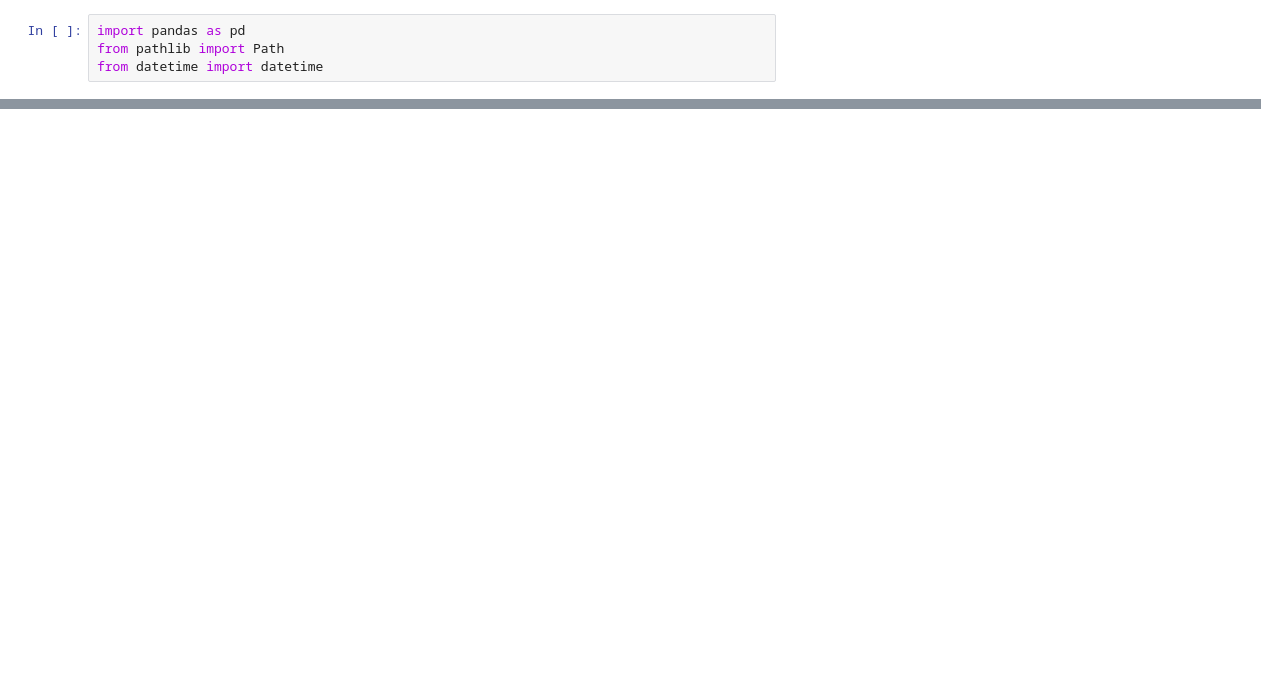
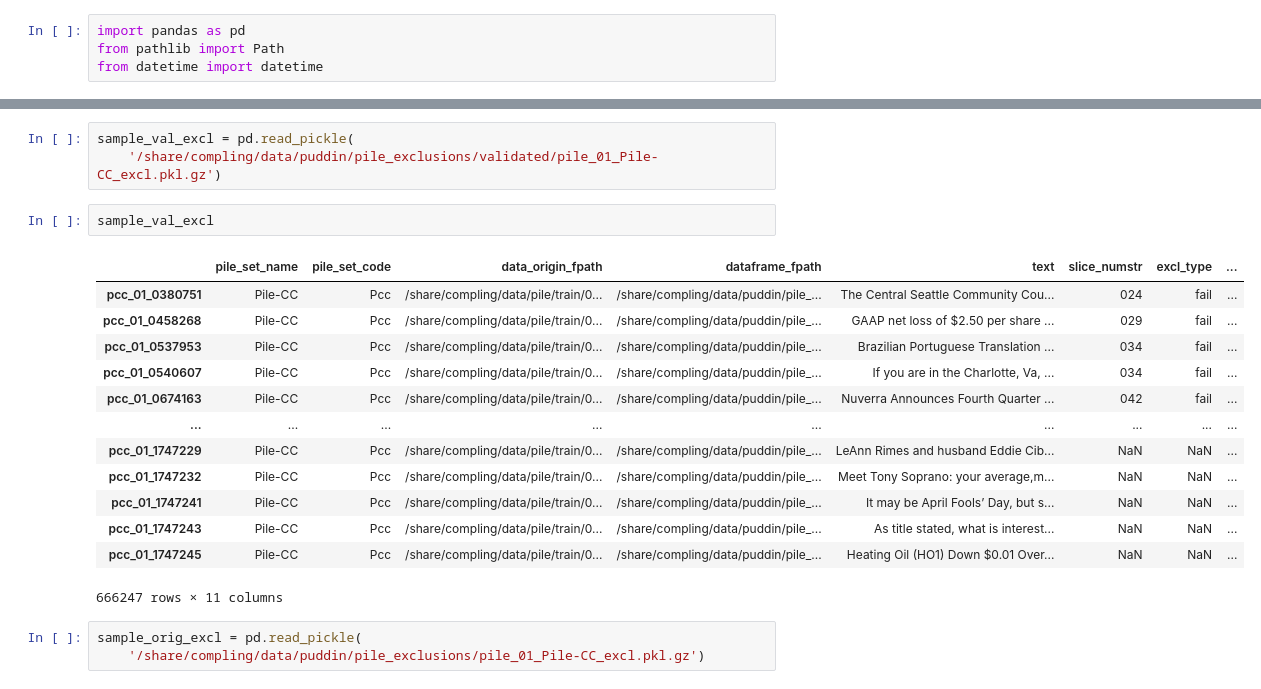
Before and after one commit to MatsRooth/puddin, a Jupyter notebook: notebooks/view_validation_pklgz.ipynb, the cells around one changed output, grey strips where cells are left out. Drawn from its saved outputs; the diff is of its cells as text; blank space fills up the shorter version.

```diff
--- a/notebooks/view_validation_pklgz.ipynb
+++ b/notebooks/view_validation_pklgz.ipynb
@@ -50,0 +82,22 @@ if max(val_excl_times.values()) >
+# %%
+sample_val_excl = pd.read_pickle(
+    '/share/compling/data/puddin/pile_exclusions/validated/pile_01_Pile-CC_excl.pkl.gz')
+# %%
+sample_val_excl
+# %% [output]
+|  | pile_set_name | pile_set_code | data_origin_fpath | dataframe_fpath | text | slice_numstr | excl_type | ... |
+| pcc_01_0380751 | Pile-CC | Pcc | /share/compling/data/pile/train/0... | /share/compling/data/puddin/pile_... | The Central Seattle Community Cou... | 024 | fail | ... |
+| pcc_01_0458268 | Pile-CC | Pcc | /share/compling/data/pile/train/0... | /share/compling/data/puddin/pile_... | GAAP net loss of $2.50 per share ... | 029 | fail | ... |
+| pcc_01_0537953 | Pile-CC | Pcc | /share/compling/data/pile/train/0... | /share/compling/data/puddin/pile_... | Brazilian Portuguese Translation ... | 034 | fail | ... |
+| pcc_01_0540607 | Pile-CC | Pcc | /share/compling/data/pile/train/0... | /share/compling/data/puddin/pile_... | If you are in the Charlotte, Va, ... | 034 | fail | ... |
+| pcc_01_0674163 | Pile-CC | Pcc | /share/compling/data/pile/train/0... | /share/compling/data/puddin/pile_... | Nuverra Announces Fourth Quarter ... | 042 | fail | ... |
+| ... | ... | ... | ... | ... | ... | ... | ... | ... |
+| pcc_01_1747229 | Pile-CC | Pcc | /share/compling/data/pile/train/0... | /share/compling/data/puddin/pile_... | LeAnn Rimes and husband Eddie Cib... | NaN | NaN | ... |
+| pcc_01_1747232 | Pile-CC | Pcc | /share/compling/data/pile/train/0... | /share/compling/data/puddin/pile_... | Meet Tony Soprano: your average,m... | NaN | NaN | ... |
+| pcc_01_1747241 | Pile-CC | Pcc | /share/compling/data/pile/train/0... | /share/compling/data/puddin/pile_... | It may be April Fools’ Day, but s... | NaN | NaN | ... |
+| pcc_01_1747243 | Pile-CC | Pcc | /share/compling/data/pile/train/0... | /share/compling/data/puddin/pile_... | As title stated, what is interest... | NaN | NaN | ... |
+| pcc_01_1747245 | Pile-CC | Pcc | /share/compling/data/pile/train/0... | /share/compling/data/puddin/pile_... | Heating Oil (HO1) Down $0.01 Over... | NaN | NaN | ... |
+666247 rows × 11 columns
+# %%
+sample_orig_excl = pd.read_pickle(
+    '/share/compling/data/puddin/pile_exclusions/pile_01_Pile-CC_excl.pkl.gz')
```
Also changed, not shown: parts of 9 cells of this notebook, 4 other files.
